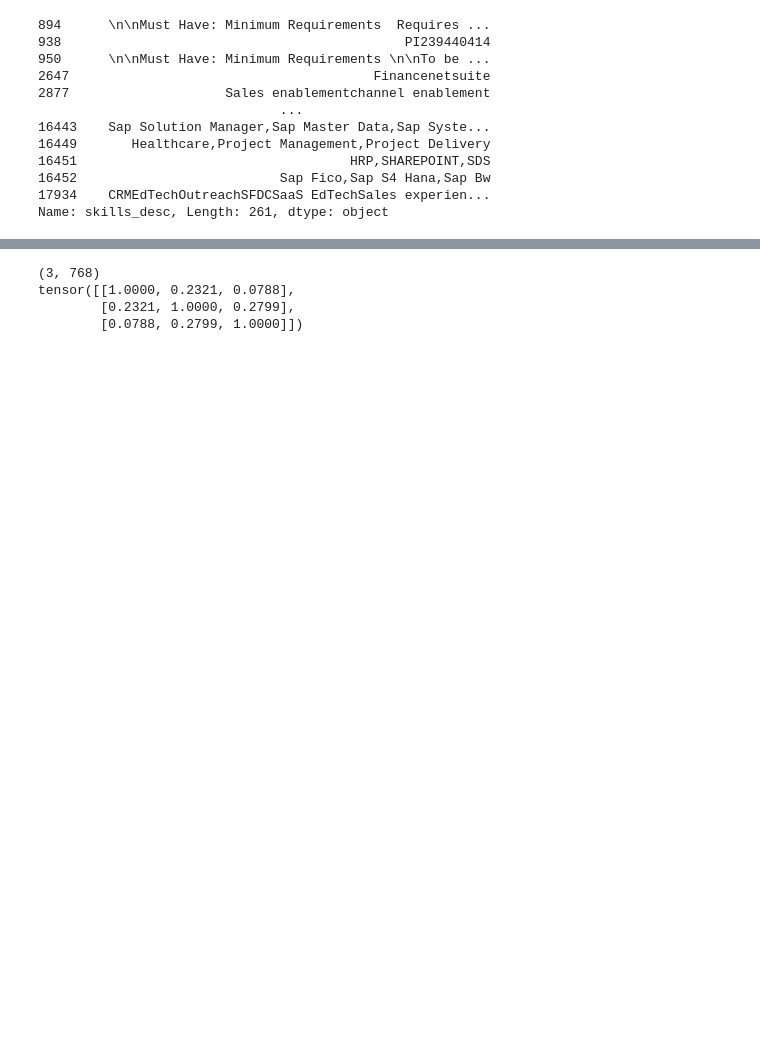
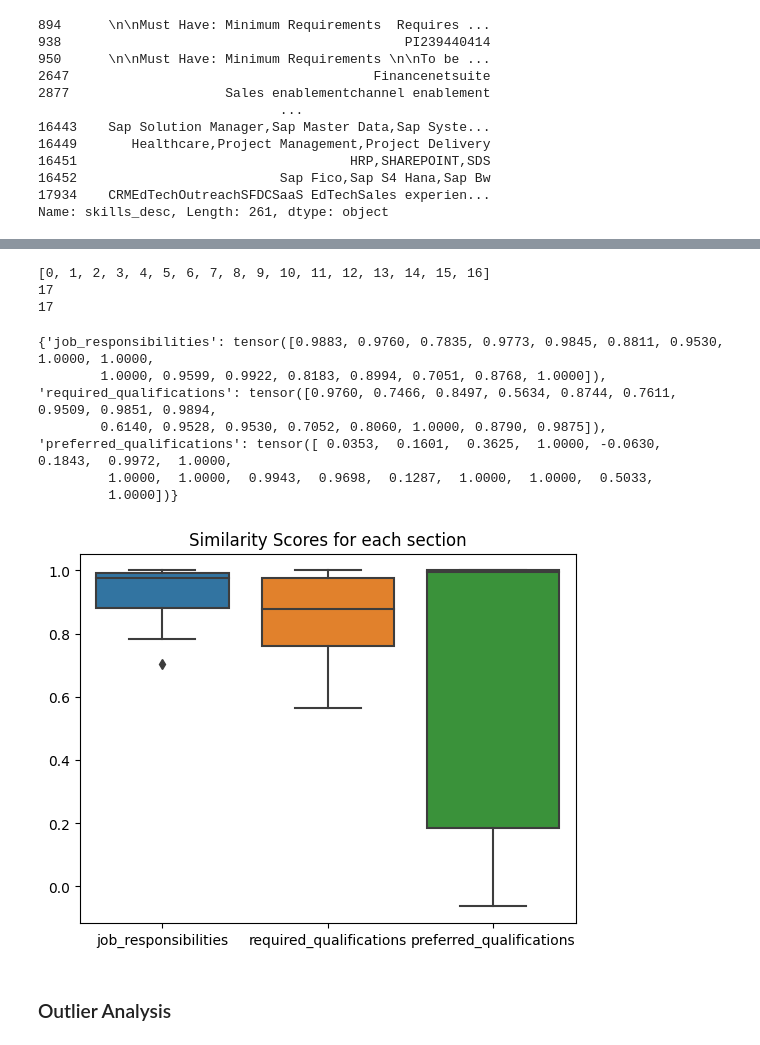
Before and after one commit to daiqing2009/ResumeFlow, a Jupyter notebook: benchmark/jd.ipynb, the cells around one changed output, grey strips where cells are left out. Drawn from its saved outputs; the diff is of its cells as text; code cells hidden in the pictures; blank space fills up the shorter version.

```diff
--- a/benchmark/jd.ipynb
+++ b/benchmark/jd.ipynb
@@ -295,3 +326,6 @@ containing keywords: 87
+# %%
+EXT_SAMPLE_SIZE = 20
+#EXT_SAMPLE_SIZE = len(postings_sample_df)
 # %%
 JOB_DETAILS_EXTRACTOR = """
 <task>
@@ -670,26 +714,49 @@ model = SentenceTransformer("jensjorisdecorte/JobBERT-v2")
-# %%
-from pydantic import model_validator
-
-from sentence_transformers import SentenceTransformer
-
-# Download from the 🤗 Hub
-model = SentenceTransformer("jensjorisdecorte/JobBERT-v2")
-# Run inference
-sentences = [
-    'Branch Manager',
-    'teamwork principles, office administration, delegate responsibilities, create banking accounts, manage alarm system, make independent operating decisions, use microsoft office, offer financial services, ensure proper document management, own management skills, use spreadsheets software, manage cash flow, integrate community outreach, manage time, perform multiple tasks at the same time, carry out calculations, assess customer credibility, maintain customer service, team building, digitise documents, promote financial products, communication, assist customers, follow procedures in the event of an alarm, office equipment',
-    'support employability of people with disabilities, schedule shifts, issue licences, funding methods, maintain correspondence records, computer equipment, decide on providing funds, tend filing machine, use microsoft office, lift stacks of paper, transport office equipment, tend to guests with special needs, provide written content, foreign affairs policy development, provide charity services, philanthropy, maintain financial records, meet deadlines, manage fundraising activities, assist individuals with disabilities in community activities, report on grants, prepare compliance documents, manage grant applications, tolerate sitting for long periods, follow work schedule',
-]
-embeddings = model.encode(sentences)
-print(embeddings.shape)
-# [3, 1024]
-
-# Get the similarity scores for the embeddings
-similarities = model.similarity(embeddings, embeddings)
-print(similarities)
-# [3, 3]
-# %% [output]
-(3, 768)
-tensor([[1.0000, 0.2321, 0.0788],
-        [0.2321, 1.0000, 0.2799],
-        [0.0788, 0.2799, 1.0000]])
+# %%
+from sentence_transformers import SentenceTransformer
+import torch
+
+idx_common = list(set(jd_ext_idx)&set(jd_ext_idx_baseline))
+print(idx_common)
+# filter out the extration not common
+common_job_extracted = [ext for idx,ext in enumerate(job_extracted) if jd_ext_idx[idx] in jd_ext_idx_baseline]
+common_job_extracted_baseline = [ext for idx,ext in enumerate(job_extracted_baseline) if jd_ext_idx_baseline[idx] in jd_ext_idx]
+print(len(common_job_extracted))
+print(len(common_job_extracted_baseline))
+
+#TODO: show job descriptions failed to be extracted
+
+# Download from the 🤗 Hub
+embedder = SentenceTransformer("jensjorisdecorte/JobBERT-v2")
+
+similarity_scores = {}
+for section in SECTIONS:
+    content = [concat_by_section(common_job_extracted[i], section) for i in range(len(idx_common))]
+    local_embeddings = embedder.encode(content)
+    baseline = [concat_by_section(common_job_extracted_baseline[i], section) for i in range(len(idx_common))]
+    baseline_embeddings = embedder.encode(baseline)
+
+    # print(local_embeddings.shape)
+    # print(baseline_embeddings.shape)
+    # Calculate cosine similarity between the local and baseline embeddings
+    similarity_scores[section] = torch.diagonal(embedder.similarity(local_embeddings, baseline_embeddings),0)
+
+    # print(f"Average Cosine Similarity for {section}: {sum(similarity_scores) / len(similarity_scores)}")
+print(similarity_scores)
+# Visualize the similarity scores in a box plot
+df_sim = pd.DataFrame(similarity_scores)
+# print(df_sim)
+sns.boxplot(data=df_sim)
+plt.title(f"Similarity Scores for each section")
+plt.show()
+# %% [output]
+[0, 1, 2, 3, 4, 5, 6, 7, 8, 9, 10, 11, 12, 13, 14, 15, 16]
+17
+17
+{'job_responsibilities': tensor([0.9883, 0.9760, 0.7835, 0.9773, 0.9845, 0.8811, 0.9530, 1.0000, 1.0000,
+        1.0000, 0.9599, 0.9922, 0.8183, 0.8994, 0.7051, 0.8768, 1.0000]), 'required_qualifications': tensor([0.9760, 0.7466, 0.8497, 0.5634, 0.8744, 0.7611, 0.9509, 0.9851, 0.9894,
+        0.6140, 0.9528, 0.9530, 0.7052, 0.8060, 1.0000, 0.8790, 0.9875]), 'preferred_qualifications': tensor([ 0.0353,  0.1601,  0.3625,  1.0000, -0.0630,  0.1843,  0.9972,  1.0000,
+         1.0000,  1.0000,  0.9943,  0.9698,  0.1287,  1.0000,  1.0000,  0.5033,
+         1.0000])}
+[figure, added]
+# %% [markdown]
+### Outlier Analysis
```
Also changed, not shown: parts of 27 cells of this notebook.
